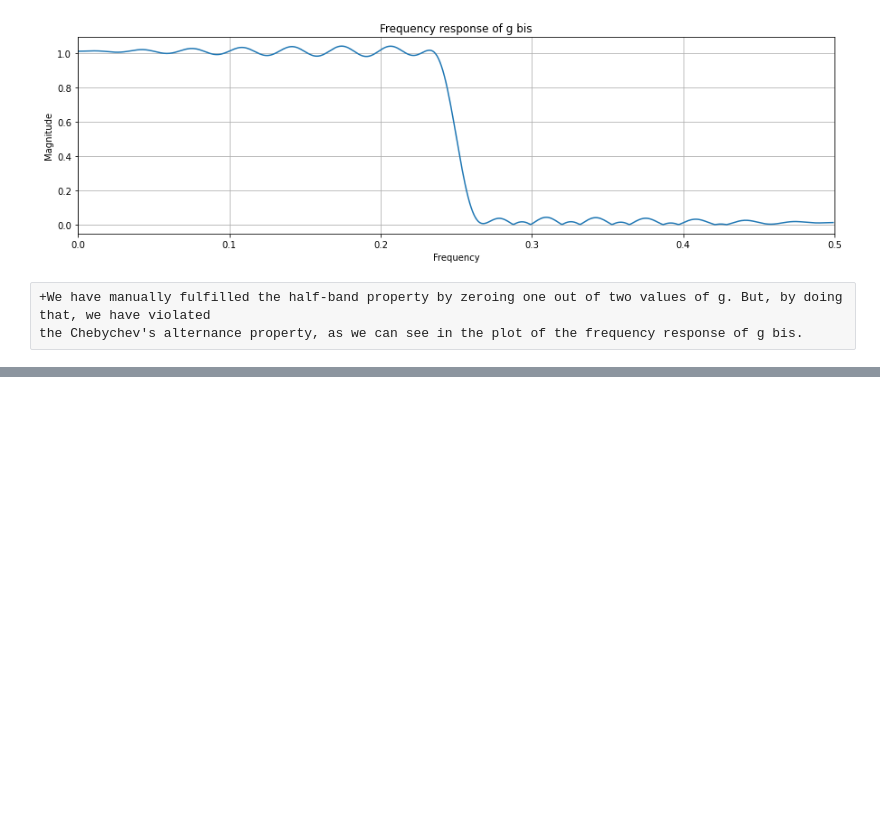
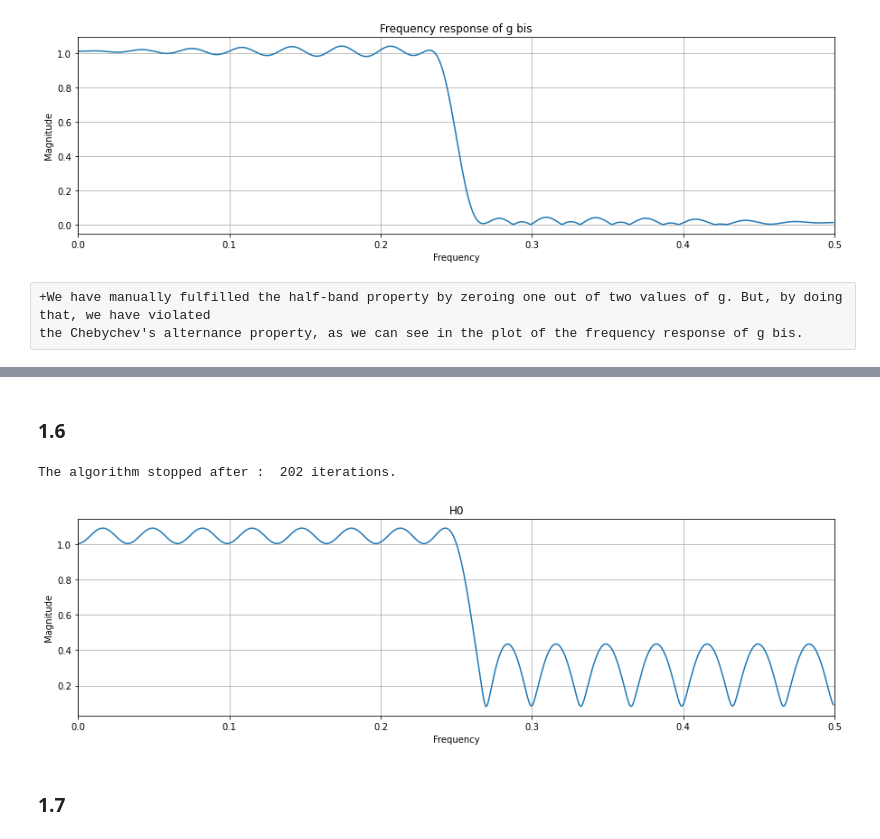
Before and after one commit to hiqbi/TSIA201, a Jupyter notebook: TP2/TSIA201_TP2_Notebook_IQBI_HAMZA.ipynb, the cells around one changed output, grey strips where cells are left out. Drawn from its saved outputs; the diff is of its cells as text; code cells hidden in the pictures; blank space fills up the shorter version.

```diff
--- a/TP2/TSIA201_TP2_Notebook_IQBI_HAMZA.ipynb
+++ b/TP2/TSIA201_TP2_Notebook_IQBI_HAMZA.ipynb
@@ -110,0 +220,27 @@ plot_response(fs, wg, G_synth, "G")
+# %% [markdown]
+### 1.6
+# %%
+e = 1E-15 #Since it is an iterative algorithm, we need to compute the solution with some error
+h0 = np.array([1] + (N-1)*[0]) #initialization of h0 as specified in the practical works
+first_column = np.array((N-1)*[0] + [h0[0]]) #Basically, just a transpose of the actual h0
+g_util = g_plus[:N] #taking the first N samples of g_plus
+A = linalg.hankel(first_column, h0)
+error = np.linalg.norm(A.dot(h0) - g_util) #Computing the error commited in this initialization
+
+cpt = 0
+while error > e :
+    h0 = np.linalg.inv(A).dot(g_util)
+    h0 *= np.sqrt(g_util[N-1])/np.linalg.norm(h0) #Correctly renormalizing h0
+    first_column = np.array((N-1)*[0] + [h0[0]])
+    A = linalg.hankel(first_column, h0)
+    error = np.linalg.norm(A.dot(h0) - g_util)
+    cpt+=1
+
+print("The algorithm stopped after : ", cpt, "iterations.")
+wh0, H0 = signal.freqz(h0)
+plot_response(fs, wh0, H0, "H0", absolute=True)
+# %% [output]
+The algorithm stopped after :  202 iterations.
+[figure, added]
+# %% [markdown]
+### 1.7
```
Also changed, not shown: parts of 20 cells of this notebook, 1 other file.
